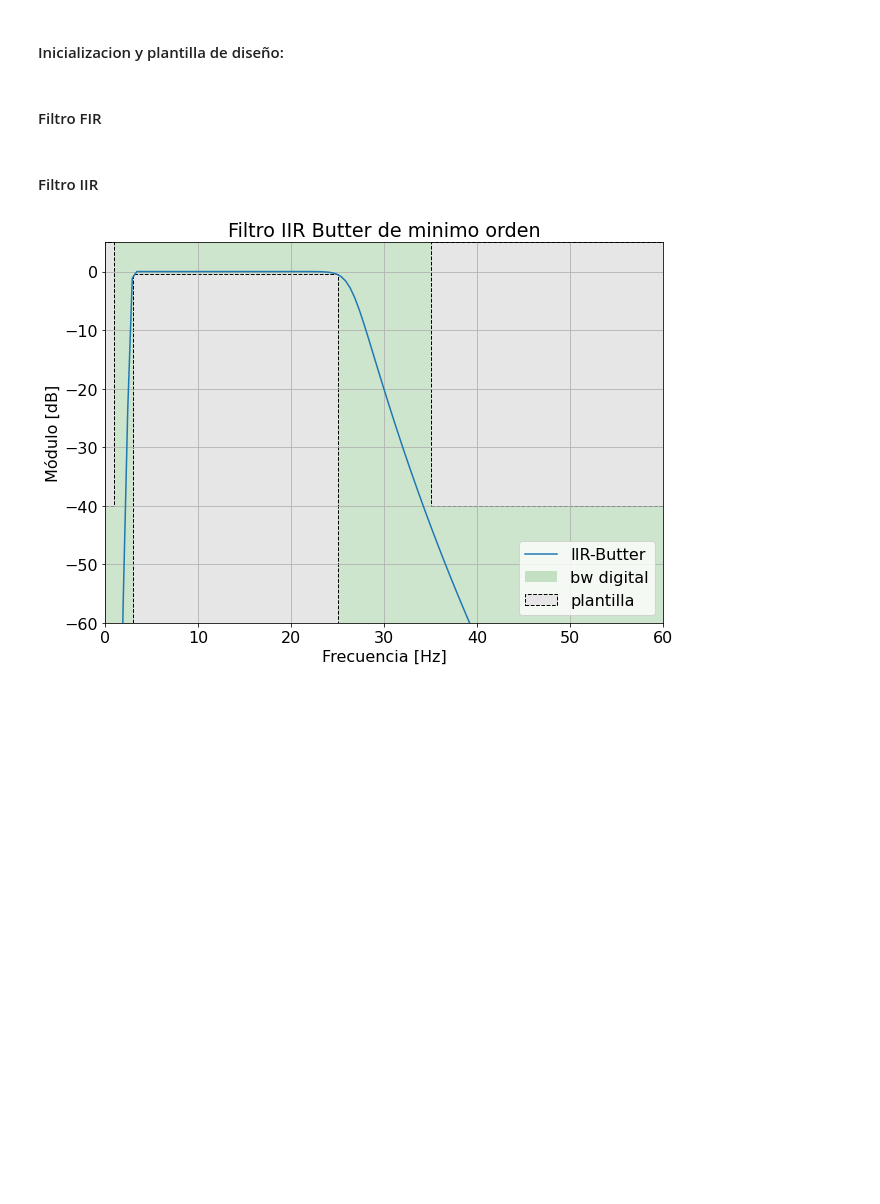
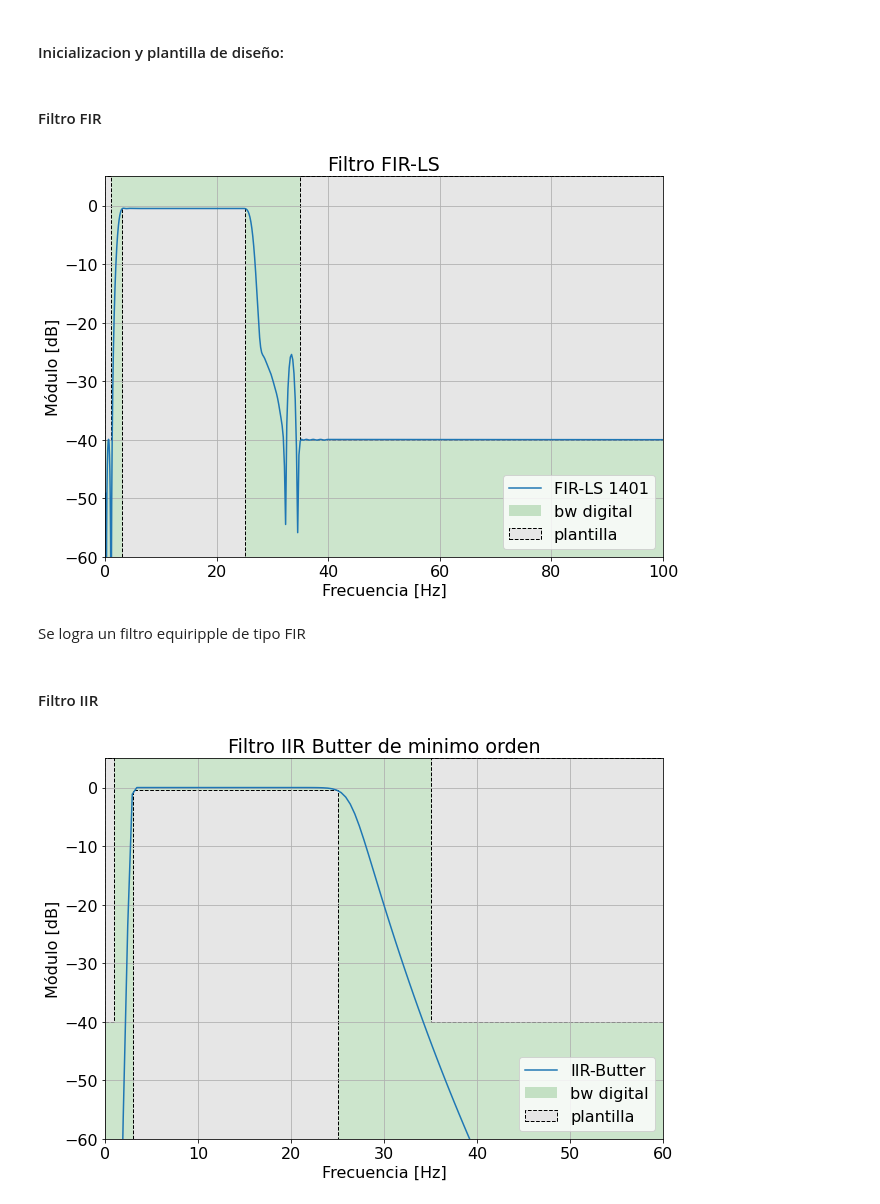
Before and after one commit to usandomir/TC2, a Jupyter notebook: TPS9.ipynb, the cells around one changed output. Cells and saved outputs as stored; diff of their text form; code cells hidden in the pictures; blank space fills up the shorter version.

```diff
--- a/TPS9.ipynb
+++ b/TPS9.ipynb
@@ -61,7 +76,61 @@ gains = 10**(gains/20)
 # %% [markdown]
 #### Filtro FIR
 # %%
-#COMPLETAR
+#Diseño filtro FIR
+
+# #################################### FIRWIN2 ########################################
+
+# #Regulacion de las frecuncias criticas
+# frecs_firwin2 = np.array([0.0, 1.8 ,ws1 + 1.3,         wp1 -.7 ,     wp2 +1,  ws2 - 1,         nyq_frec   ]) / nyq_frec
+# gains_firwin2 = np.array([-atenuacion, -60,-atenuacion, -ripple, -ripple,  -atenuacion, -atenuacion])
+# gains_firwin2 = 10**(gains_firwin2/20)
+
+# cant_coeficientes = 2401
+
+# num_win = sig.firwin2(cant_coeficientes, frecs_firwin2, gains_firwin2 , window='blackmanharris' )
+
+# #######################################################################################
+
+#################################### FIRLS ########################################
+
+#Regulacion de las frecuncias criticas
+frecs_firls = np.array([0.0,      ws1+.4,         wp1,     wp2,  28, 32,   ws2,         nyq_frec   ])  / nyq_frec
+gains_firls = np.array([-atenuacion*2, -atenuacion, -ripple, -ripple,-25,-40, -atenuacion, -atenuacion])
+gains_firls = 10**(gains_firls/20)
+
+cant_coeficientes = 1401
+
+num_win = sig.firls(cant_coeficientes, frecs_firls, gains_firls)
+
+#######################################################################################
+
+den = 1.0
+
+# muestreo el filtro donde me interesa verlo según la plantilla.
+w  = np.append(np.logspace(-1, 0.8, 250), np.logspace(0.9, 1.6, 250) )
+w  = np.append(w, np.linspace(110, nyq_frec, 100, endpoint=True) ) / nyq_frec * np.pi
+
+_, hh_win = sig.freqz(num_win, den, w)
+
+# renormalizo el eje de frecuencia
+w = w / np.pi * nyq_frec
+
+plt.plot(w, 20 * np.log10(abs(hh_win)), label='FIR-LS {:d}'.format(num_win.shape[0]))
+
+plt.title('Filtro FIR-LS')
+plt.xlabel('Frecuencia [Hz]')
+plt.ylabel('Módulo [dB]')
+plt.grid()
+plt.axis([0, 100, -60, 5 ]);
+
+axes_hdl = plt.gca()
+axes_hdl.legend()
+
+plot_plantilla(filter_type = 'bandpass', fpass = frecs[[2, 3]]* nyq_frec, ripple = ripple , fstop = frecs[ [1, 4] ]* nyq_frec, attenuation = atenuacion, fs = fs)
+# %% [output]
+[figure, added]
+# %% [markdown]
+Se logra un filtro equiripple de tipo FIR
 # %% [markdown]
 #### Filtro IIR
 # %%
```
Also changed, not shown: parts of 20 cells of this notebook.
